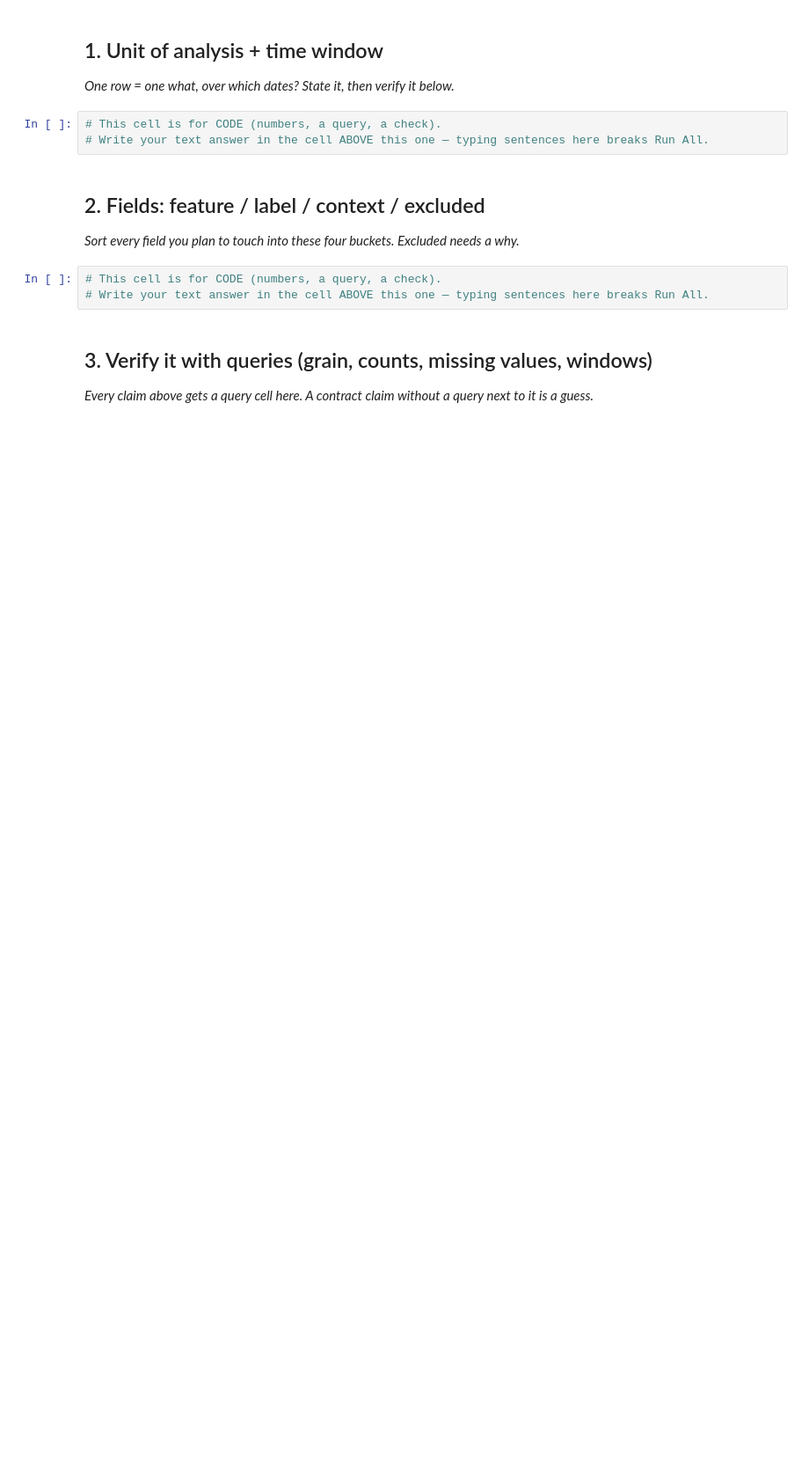
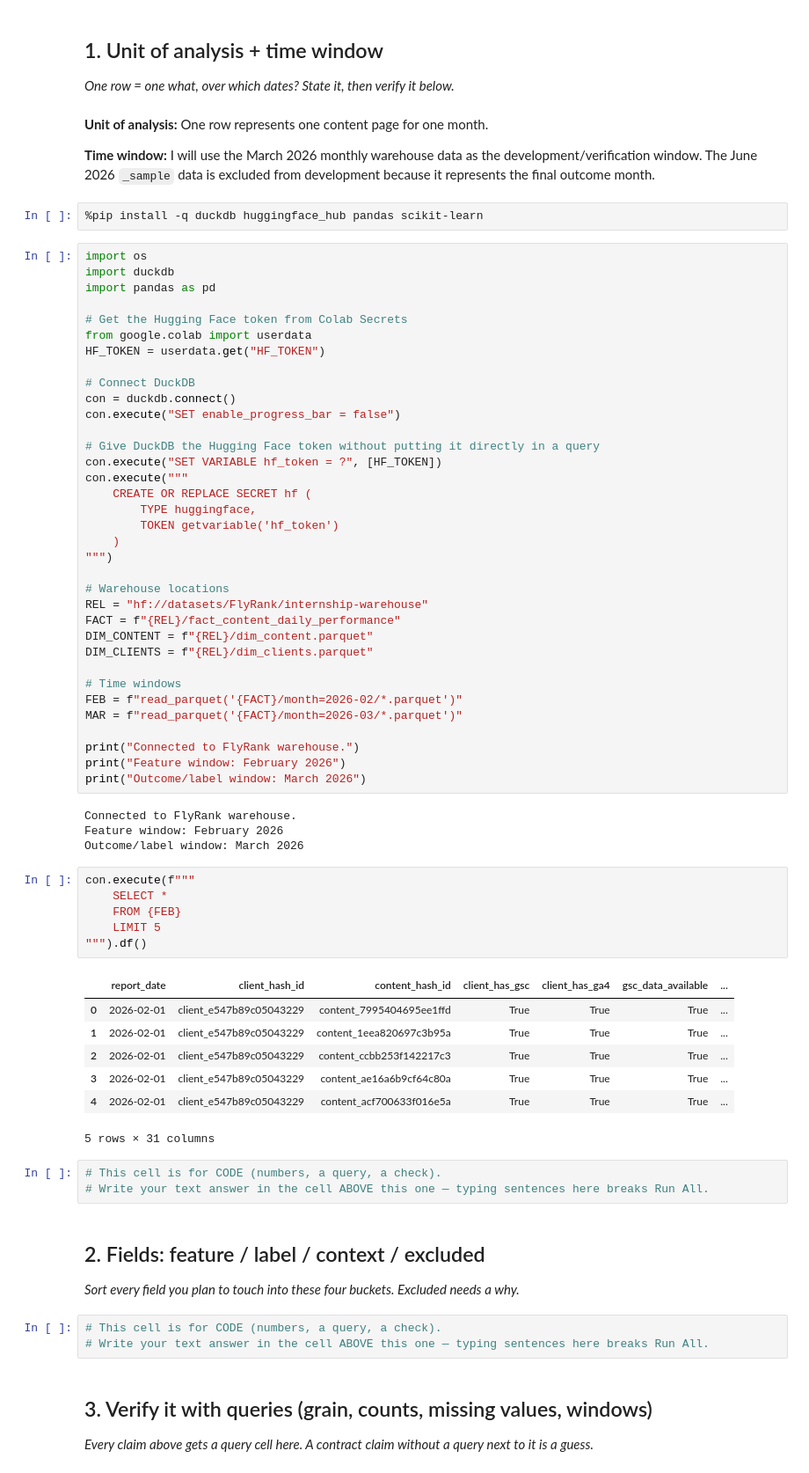
Before and after one commit to Ramy99999999/Flyrank-machine-learning-internship, a Jupyter notebook: work/notebooks/w03_data_contract.ipynb, the cells around one changed output. Shown at 88% size. Drawn from its saved outputs; the diff is of its cells as text; blank space fills up the shorter version.

```diff
--- a/work/notebooks/w03_data_contract.ipynb
+++ b/work/notebooks/w03_data_contract.ipynb
@@ -10,6 +12,65 @@ This skeleton is yours to fill. Work the sections **in order** — each one has
 ## 1. Unit of analysis + time window
 
 *One row = one what, over which dates? State it, then verify it below.*
+# %% [markdown]
+**Unit of analysis:** One row represents one content page for one month.
+
+**Time window:** I will use the March 2026 monthly warehouse data as the development/verification window. The June 2026 `_sample` data is excluded from development because it represents the final outcome month.
+# %%
+%pip install -q duckdb huggingface_hub pandas scikit-learn
+# %%
+import os
+import duckdb
+import pandas as pd
+
+# Get the Hugging Face token from Colab Secrets
+from google.colab import userdata
+HF_TOKEN = userdata.get("HF_TOKEN")
+
+# Connect DuckDB
+con = duckdb.connect()
+con.execute("SET enable_progress_bar = false")
+
+# Give DuckDB the Hugging Face token without putting it directly in a query
+con.execute("SET VARIABLE hf_token = ?", [HF_TOKEN])
+con.execute("""
+    CREATE OR REPLACE SECRET hf (
+        TYPE huggingface,
+        TOKEN getvariable('hf_token')
+    )
+""")
+
+# Warehouse locations
+REL = "hf://datasets/FlyRank/internship-warehouse"
+FACT = f"{REL}/fact_content_daily_performance"
+DIM_CONTENT = f"{REL}/dim_content.parquet"
+DIM_CLIENTS = f"{REL}/dim_clients.parquet"
+
+# Time windows
+FEB = f"read_parquet('{FACT}/month=2026-02/*.parquet')"
+MAR = f"read_parquet('{FACT}/month=2026-03/*.parquet')"
+
+print("Connected to FlyRank warehouse.")
+print("Feature window: February 2026")
+print("Outcome/label window: March 2026")
+# %% [output]
+Connected to FlyRank warehouse.
+Feature window: February 2026
+Outcome/label window: March 2026
+# %%
+con.execute(f"""
+    SELECT *
+    FROM {FEB}
+    LIMIT 5
+""").df()
+# %% [output]
+|  | report_date | client_hash_id | content_hash_id | client_has_gsc | client_has_ga4 | gsc_data_available | ... |
+| 0 | 2026-02-01 | client_e547b89c05043229 | content_7995404695ee1ffd | True | True | True | ... |
+| 1 | 2026-02-01 | client_e547b89c05043229 | content_1eea820697c3b95a | True | True | True | ... |
+| 2 | 2026-02-01 | client_e547b89c05043229 | content_ccbb253f142217c3 | True | True | True | ... |
+| 3 | 2026-02-01 | client_e547b89c05043229 | content_ae16a6b9cf64c80a | True | True | True | ... |
+| 4 | 2026-02-01 | client_e547b89c05043229 | content_acf700633f016e5a | True | True | True | ... |
+5 rows × 31 columns
 # %%
 # This cell is for CODE (numbers, a query, a check).
 # Write your text answer in the cell ABOVE this one — typing sentences here breaks Run All.
```
Also changed, not shown: parts of 4 cells of this notebook.
